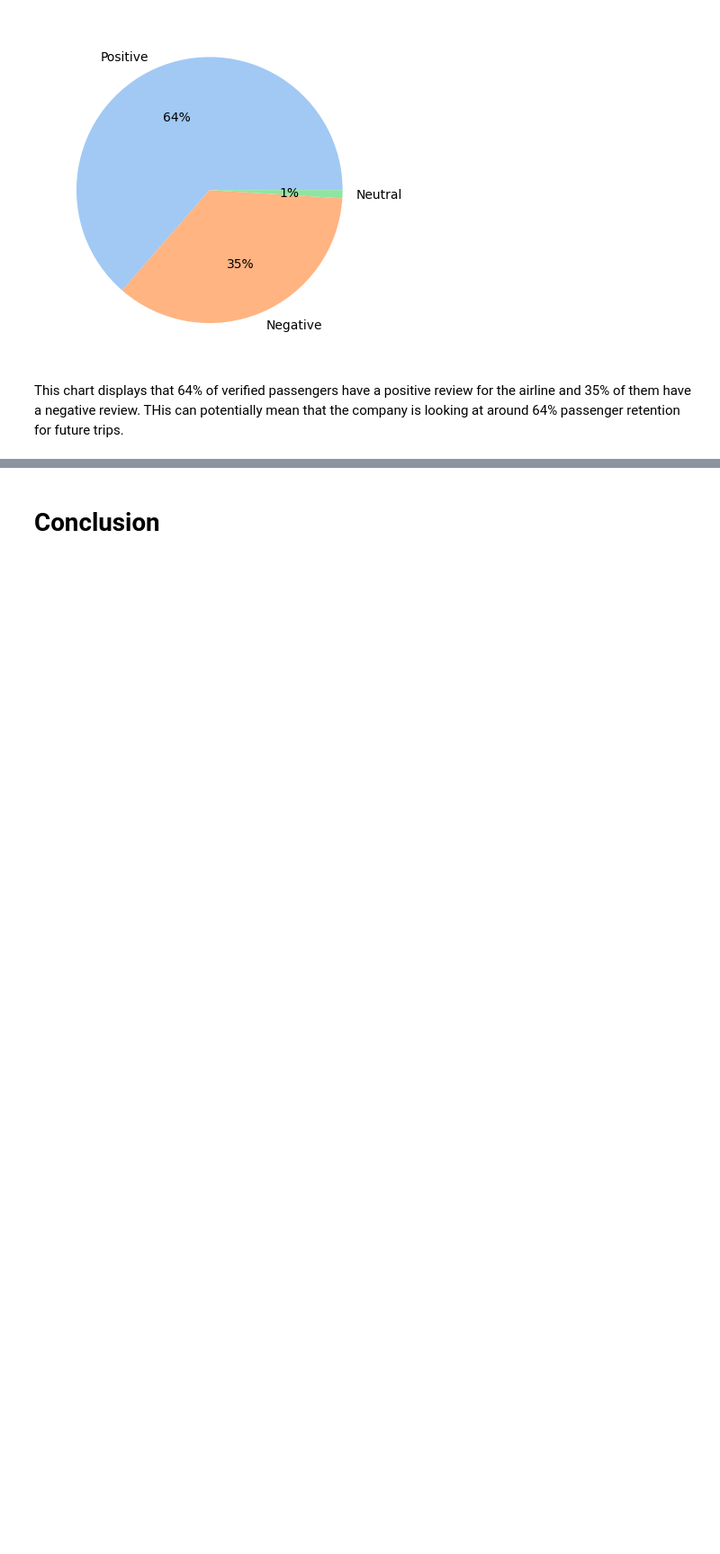
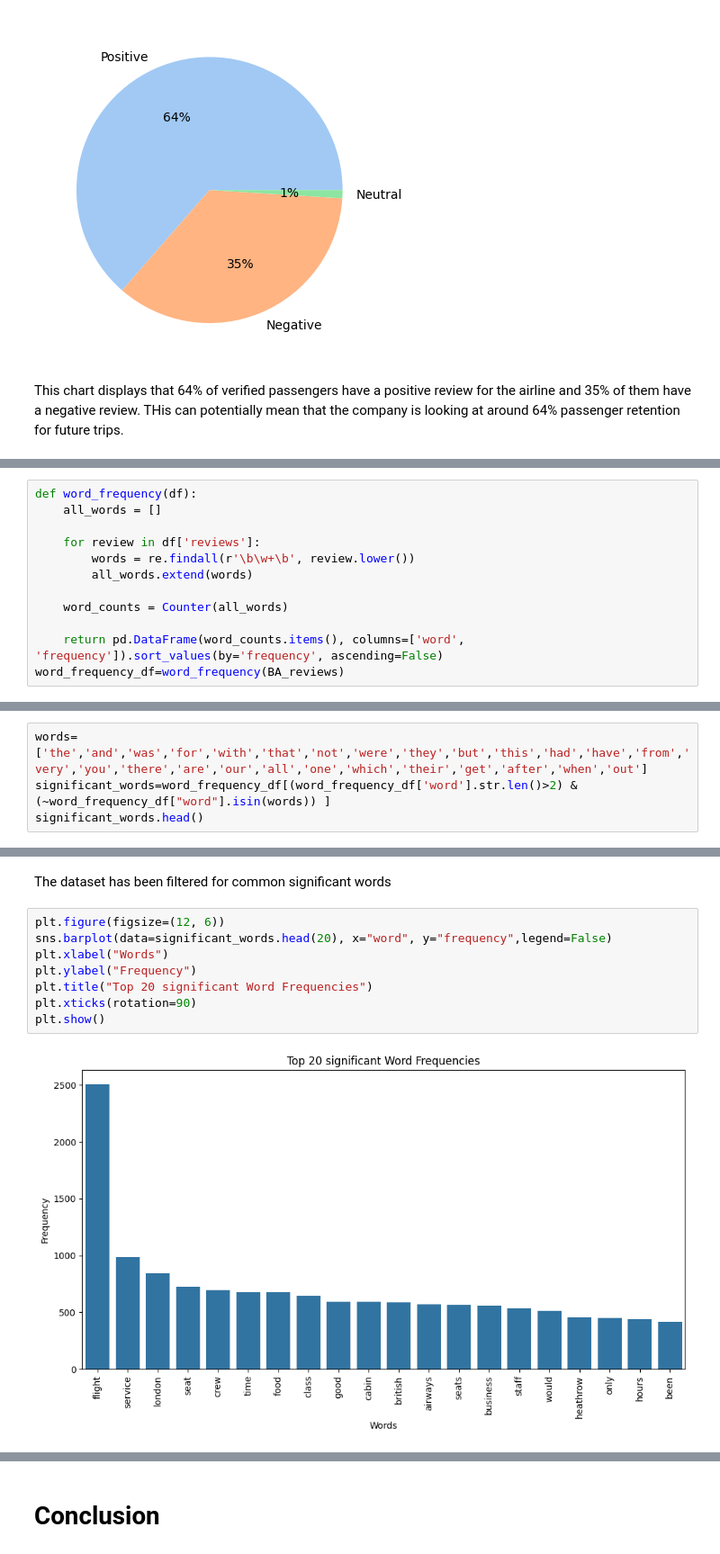
Before and after one commit to Ntsikelelo-N/Flight-reviews-analysis, a Jupyter notebook: src/BA_reviews.ipynb, the cells around one changed output, grey strips where cells are left out. Shown at 90% size. Drawn from its saved outputs; the diff is of its cells as text; blank space fills up the shorter version.

Commit message:
Word frequency analysis

```diff
--- a/src/BA_reviews.ipynb
+++ b/src/BA_reviews.ipynb
@@ -168,0 +171,12 @@ This chart displays that 64% of verified passengers have a positive review for t
+# %%
+def word_frequency(df):
+    all_words = []
+
+    for review in df['reviews']:
+        words = re.findall(r'\b\w+\b', review.lower())
+        all_words.extend(words)
+
+    word_counts = Counter(all_words)
+
+    return pd.DataFrame(word_counts.items(), columns=['word', 'frequency']).sort_values(by='frequency', ascending=False)
+word_frequency_df=word_frequency(BA_reviews)
@@ -168,0 +196,4 @@ This chart displays that 64% of verified passengers have a positive review for t
+# %%
+words=['the','and','was','for','with','that','not','were','they','but','this','had','have','from','very','you','there','are','our','all','one','which','their','get','after','when','out']
+significant_words=word_frequency_df[(word_frequency_df['word'].str.len()>2) & (~word_frequency_df["word"].isin(words)) ]
+significant_words.head()
@@ -168,0 +207,12 @@ This chart displays that 64% of verified passengers have a positive review for t
+# %% [markdown]
+The dataset has been filtered for common significant words
+# %%
+plt.figure(figsize=(12, 6))
+sns.barplot(data=significant_words.head(20), x="word", y="frequency",legend=False)
+plt.xlabel("Words")
+plt.ylabel("Frequency")
+plt.title("Top 20 significant Word Frequencies")
+plt.xticks(rotation=90)
+plt.show()
+# %% [output]
+[figure, added]
```
Also changed, not shown: parts of 8 cells of this notebook.
